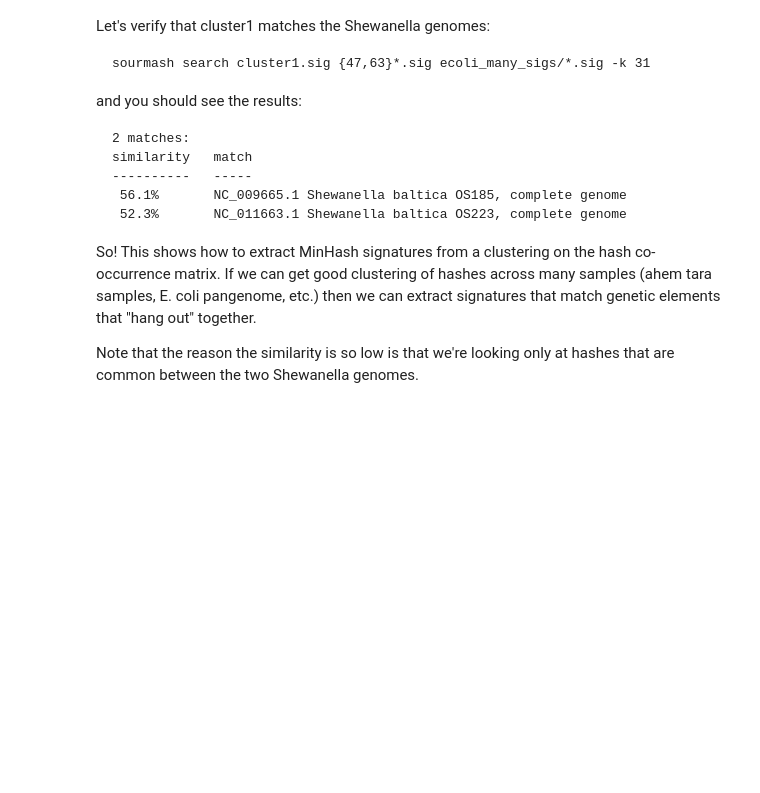
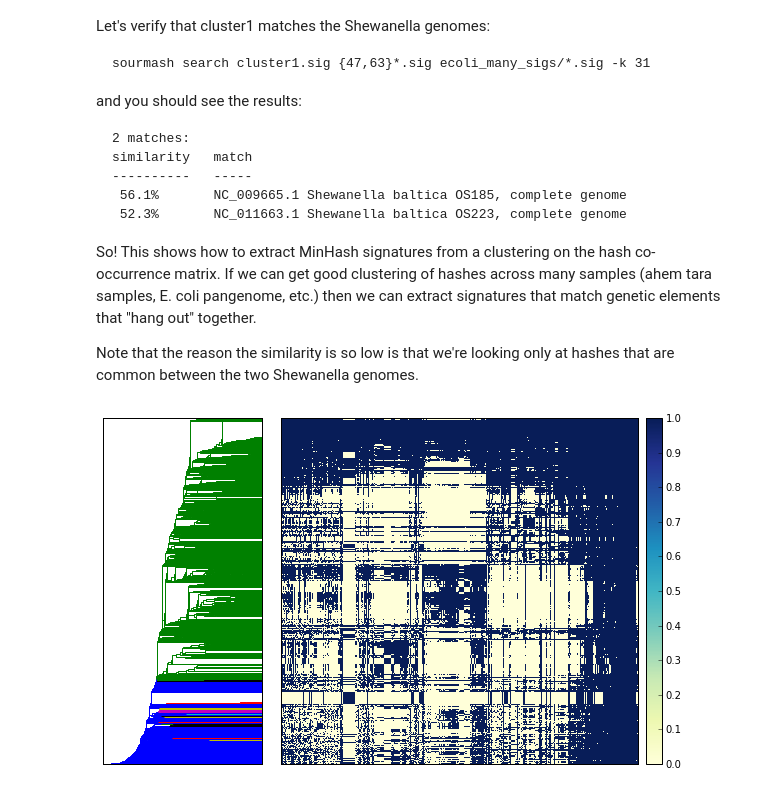
Before and after one commit to ctb/2017-sourmash-revindex, a Jupyter notebook: ecoli-strain-hashes.ipynb, the cells around one changed output. Cells and saved outputs as stored; diff of their text form; code cells hidden in the pictures; blank space fills up the shorter version.

```diff
--- a/ecoli-strain-hashes.ipynb
+++ b/ecoli-strain-hashes.ipynb
@@ -123,3 +123,8 @@ similarity   match
 So! This shows how to extract MinHash signatures from a clustering on the hash co-occurrence matrix.  If we can get good clustering of hashes across many samples (ahem tara samples, E. coli pangenome, etc.) then we can extract signatures that match genetic elements that "hang out" together.
 
 Note that the reason the similarity is so low is that we're looking only at hashes that are common between the two Shewanella genomes.
+# %%
+mat, labels = sourmash_lib.fig.load_matrix_and_labels('ecoli50')
+_ = sourmash_lib.fig.plot_composite_matrix(mat, labels, show_labels=False, show_indices=False)
+# %% [output]
+[figure, added]
```
Also changed, not shown: 1 other file.
